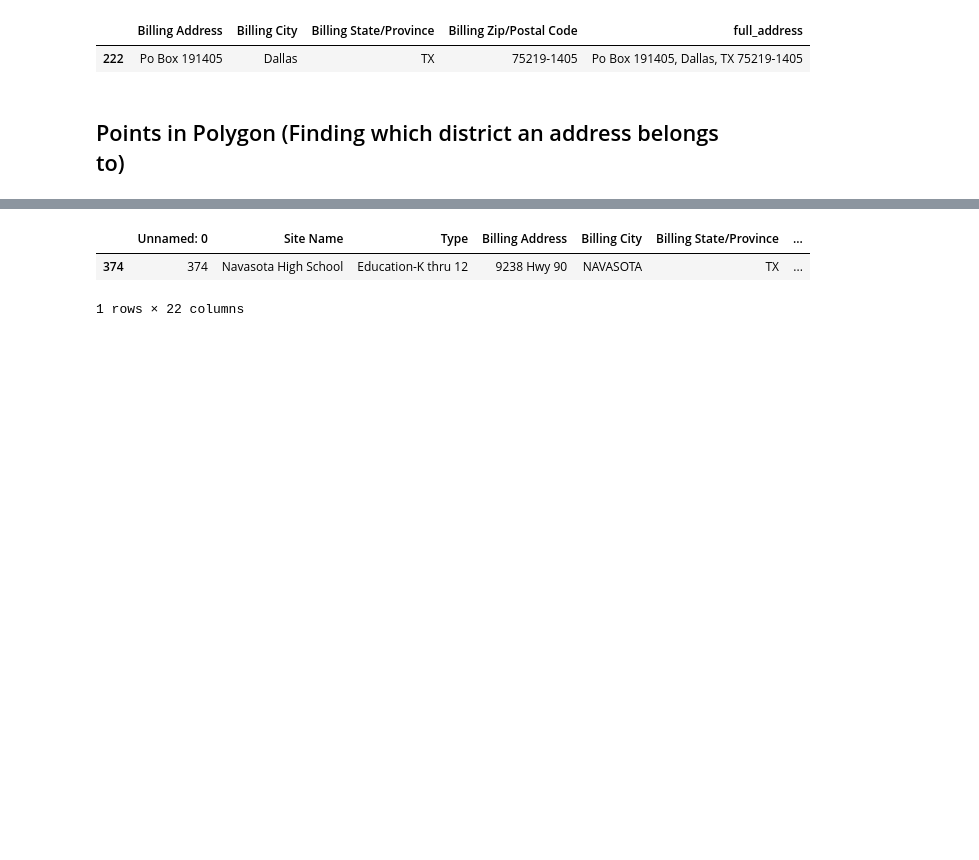
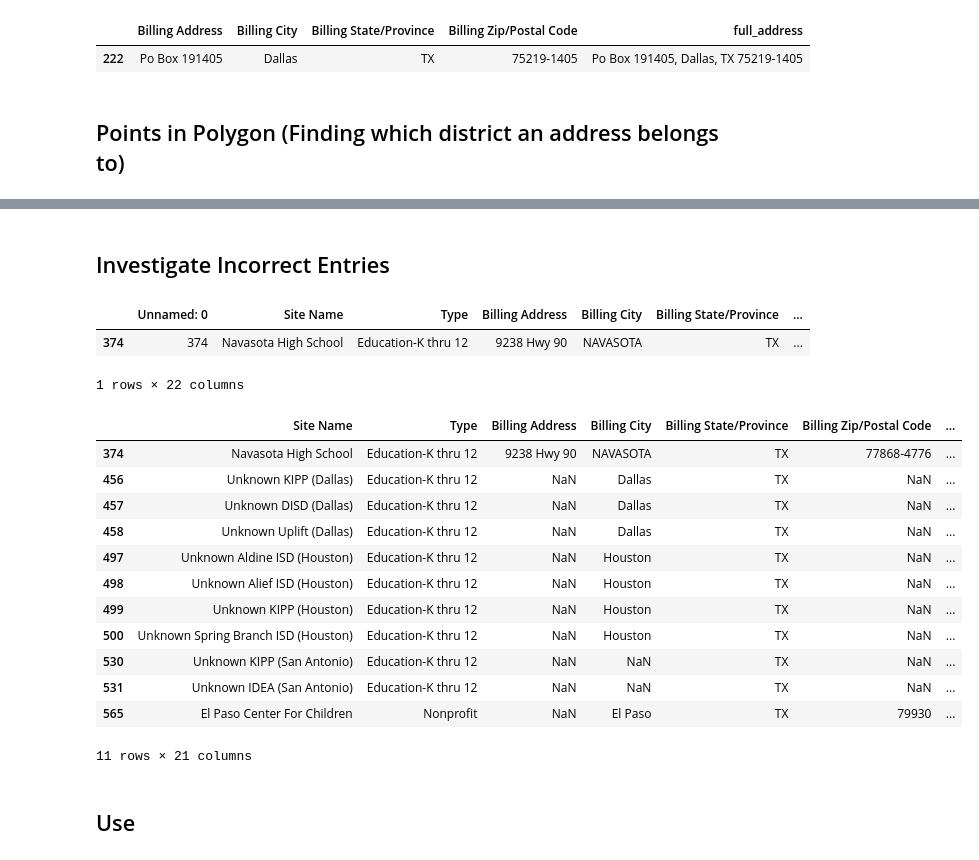
Before and after one commit to aoot/Texas-District-Mapping, a Jupyter notebook: Cleaning Address and Mapping.ipynb, the cells around one changed output, grey strips where cells are left out. Cells and saved outputs as stored; diff of their text form; code cells hidden in the pictures; blank space fills up the shorter version.

```diff
--- a/Cleaning Address and Mapping.ipynb
+++ b/Cleaning Address and Mapping.ipynb
@@ -312,3 +311,5 @@ display(temp)
+# %% [markdown]
+## Investigate Incorrect Entries
 # %%
 mask_get_unnamed_col = df.columns[df.columns.str.match("unnamed", case=False)]
 # display(txHouse_pointsInPolys.drop(mask_get_unnamed_col, axis=1))  # Dropping odd "unnamed column"
@@ -328,0 +328,26 @@ txHouse_pointsInPolys[txHouse_pointsInPolys.District.isna()]  # This is showing
+# %%
+## - Check districts after mask that have NAN
+## NOTES:
+## - There are 10x values that have NaN as district information because address information was missing.
+## - There is 1x entry with NaN as district information (e.g. Navasota High School)
+##   because the address provided does not match that on Google Maps.
+##   - ??? What is Navasota High School's real address
+##     - Answer: Both addresses are valid according to USPS and may be due to street renaming with city's expansion.
+##       However TAMU Geoservices is able to return the geocode for both address correctly.
+
+mask_temp = df.tx_house_district.isna()
+display(df[mask_temp])
+# %% [output]
+|  | Site Name | Type | Billing Address | Billing City | Billing State/Province | Billing Zip/Postal Code | ... |
+| 374 | Navasota High School | Education-K thru 12 | 9238 Hwy 90 | NAVASOTA | TX | 77868-4776 | ... |
+| 456 | Unknown KIPP (Dallas) | Education-K thru 12 | NaN | Dallas | TX | NaN | ... |
+| 457 | Unknown DISD (Dallas) | Education-K thru 12 | NaN | Dallas | TX | NaN | ... |
+| 458 | Unknown Uplift (Dallas) | Education-K thru 12 | NaN | Dallas | TX | NaN | ... |
+| 497 | Unknown Aldine ISD (Houston) | Education-K thru 12 | NaN | Houston | TX | NaN | ... |
+| 498 | Unknown Alief ISD (Houston) | Education-K thru 12 | NaN | Houston | TX | NaN | ... |
+| 499 | Unknown KIPP (Houston) | Education-K thru 12 | NaN | Houston | TX | NaN | ... |
+| 500 | Unknown Spring Branch ISD (Houston) | Education-K thru 12 | NaN | Houston | TX | NaN | ... |
+| 530 | Unknown KIPP (San Antonio) | Education-K thru 12 | NaN | NaN | TX | NaN | ... |
+| 531 | Unknown IDEA (San Antonio) | Education-K thru 12 | NaN | NaN | TX | NaN | ... |
+| 565 | El Paso Center For Children | Nonprofit | NaN | El Paso | TX | 79930 | ... |
+11 rows × 21 columns
@@ -328,0 +357,2 @@ txHouse_pointsInPolys[txHouse_pointsInPolys.District.isna()]  # This is showing
+# %% [markdown]
+## Use
```
Also changed, not shown: parts of 7 cells of this notebook, 3 other files.
